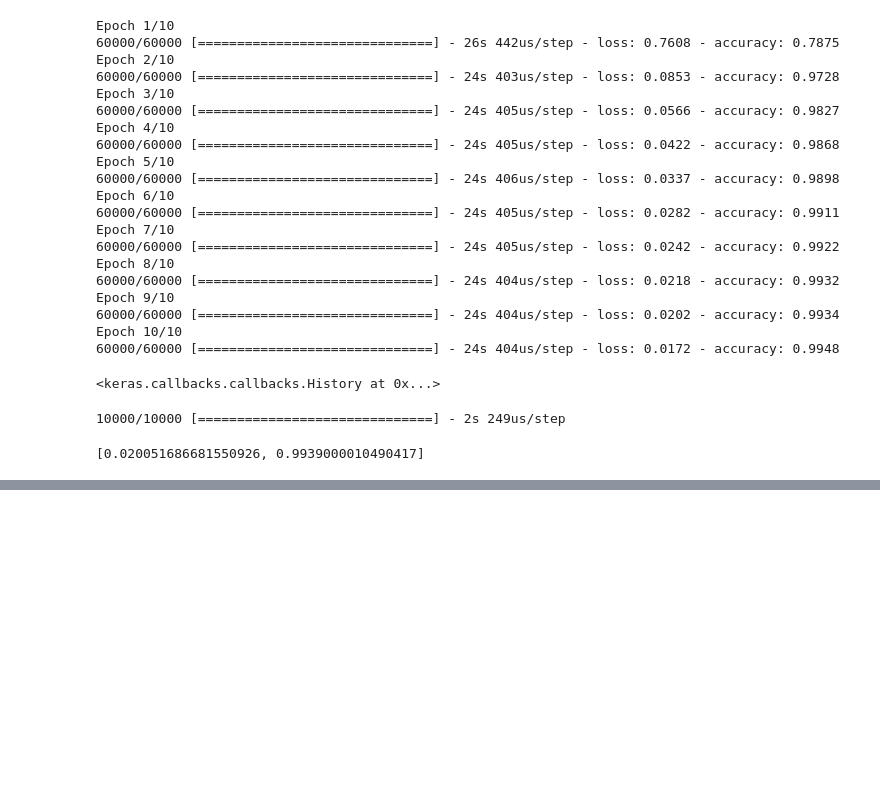
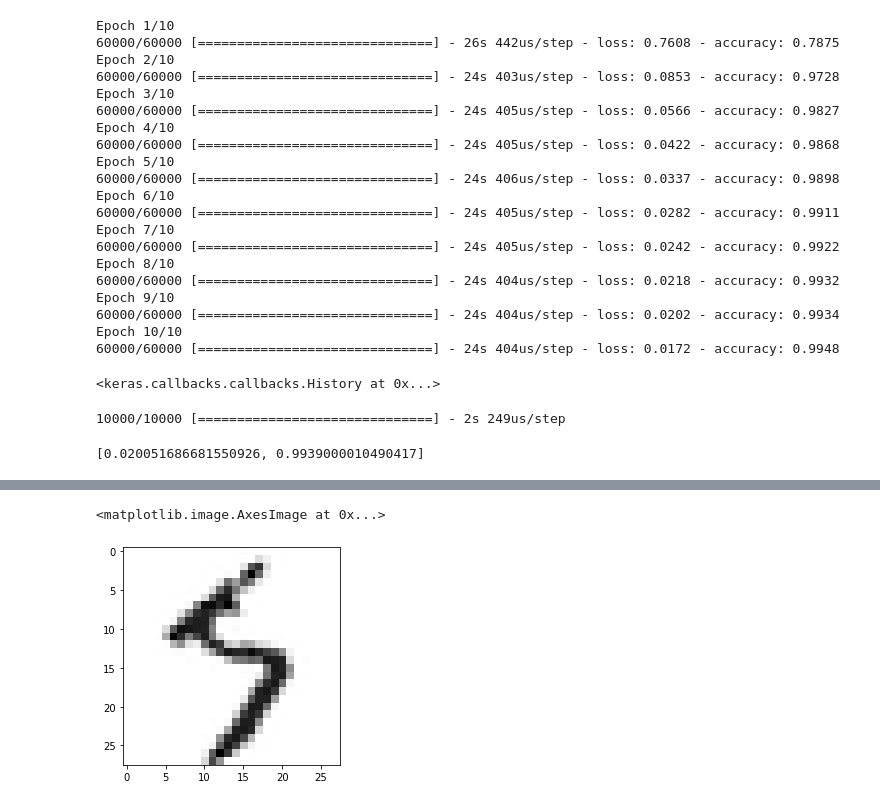
Before and after one commit to SeanScripts/digit-recognizer, a Jupyter notebook: digit_recognizer.ipynb, the cells around one changed output, grey strips where cells are left out. Cells and saved outputs as stored; diff of their text form; code cells hidden in the pictures; blank space fills up the shorter version.

```diff
--- a/digit_recognizer.ipynb
+++ b/digit_recognizer.ipynb
@@ -440,0 +386,44 @@ model6.evaluate(x_test, y_test)
+# %%
+# Create new data to improve training
+# Assume image is 28 x 28 x 1 as it is in this dataset...
+# Only integral shifts
+def translate(image, dx, dy):
+    res = np.copy(image)
+    for i in range(28):
+        for j in range(28):
+            if i-dx < 0 or i-dx >= 28 or j-dy < 0 or j-dy >= 28:
+                res[i,j,0] = 0.0
+            else:
+                res[i,j,0] = image[i-dx,j-dy,0]
+    return image
+
+def rotate(image, theta):
+    return ndimage.rotate(image, theta, reshape=False)
+# %%
+# Create augmented training set
+extra_train_x = []
+extra_train_y = []
+# Copy over
+for image in x_train:
+    extra_train_x.append(image)
+for label in y_train:
+    extra_train_y.append(label)
+# Up to 300k total images, shifted +/- 1 pixel and rotated +/-30 degrees
+for _ in range(4):
+    for (image, label) in zip(x_train, y_train):
+        trans_image = translate(rotate(image, -30+60*random.random()), -1+int(3*random.random()), -1+int(3*random.random()))
+        extra_train_x.append(trans_image)
+        extra_train_y.append(label)
+# %%
+extra_train_x = np.asarray(extra_train_x).astype('float32')
+extra_train_y = np.asarray(extra_train_y).astype('float32')
+# %%
+# Convert image values so there aren't any negatives...
+fastconv = Sequential()
+fastconv.add(Activation('relu'))
+extra_train_x = fastconv.predict(extra_train_x)
+# %%
+plt.imshow(extra_train_x[2*60000+0].reshape(28,28), cmap='Greys')
+# %% [output]
+<matplotlib.image.AxesImage at 0x...>
+[figure, added]
```
Also changed, not shown: parts of 30 cells of this notebook.
